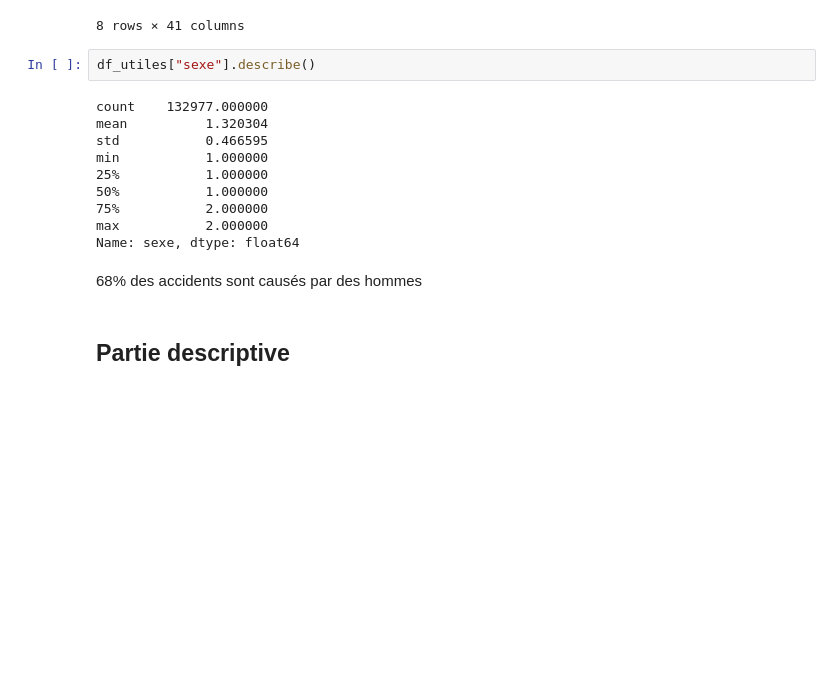
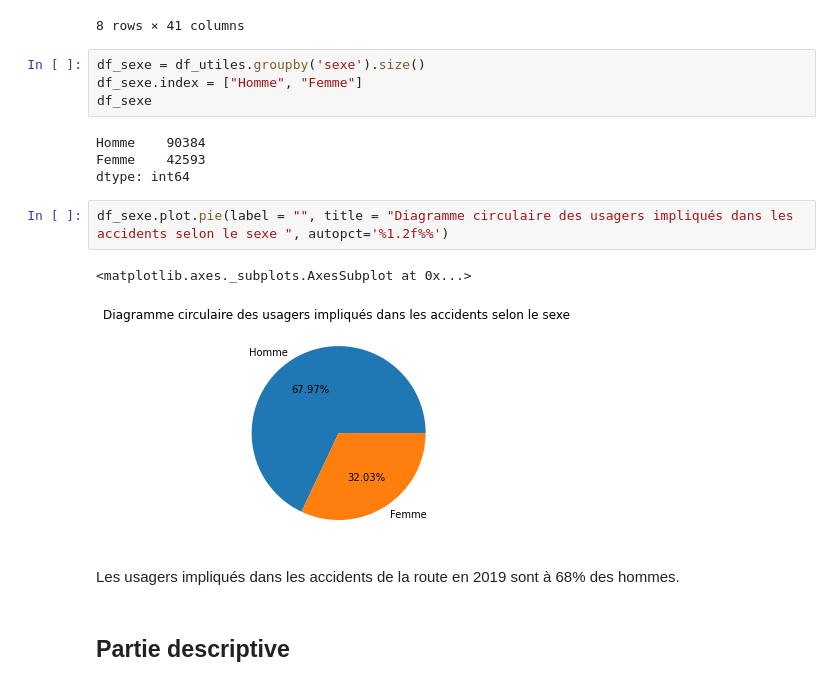
Before and after one commit to helene-78/Accidents, a Jupyter notebook: Projet_complet.ipynb, the cells around one changed output. Saved outputs shown, nothing was run; the diff lists cells and outputs as text; blank space fills up the shorter version.

Commit message:
Stat desc sur le sexe avec pie plot

```diff
--- a/Projet_complet.ipynb
+++ b/Projet_complet.ipynb
@@ -199,20 +199,21 @@ df_utiles.describe()
 | 75% | 23.000000 | 10.000000 | 2019.0 | 1080.000000 | 3.000000 | 87.000000 | 2.000000 | 2.000000 | 1.000000 | 6.000000 | ... | ... |
 | max | 31.000000 | 12.000000 | 2019.0 | 1380.000000 | 5.000000 | 999.000000 | 2.000000 | 9.000000 | 9.000000 | 7.000000 | ... | ... |
 8 rows × 41 columns
-# %%
-df_utiles["sexe"].describe()
-# %% [output]
-count    132977.000000
-mean          1.320304
-std           0.466595
-min           1.000000
-25%           1.000000
-50%           1.000000
-75%           2.000000
-max           2.000000
-Name: sexe, dtype: float64
-# %% [markdown]
-68% des accidents sont causés par des hommes
+# %%
+df_sexe = df_utiles.groupby('sexe').size()
+df_sexe.index = ["Homme", "Femme"]
+df_sexe
+# %% [output]
+Homme    90384
+Femme    42593
+dtype: int64
+# %%
+df_sexe.plot.pie(label = "", title = "Diagramme circulaire des usagers impliqués dans les accidents selon le sexe ", autopct='%1.2f%%')
+# %% [output]
+<matplotlib.axes._subplots.AxesSubplot at 0x...>
+[figure, added]
+# %% [markdown]
+Les usagers impliqués dans les accidents de la route en 2019 sont à 68% des hommes.
 # %% [markdown]
 ## Partie descriptive
 # %% [markdown]
```
Also changed, not shown: parts of 25 cells of this notebook, 1 other file.
